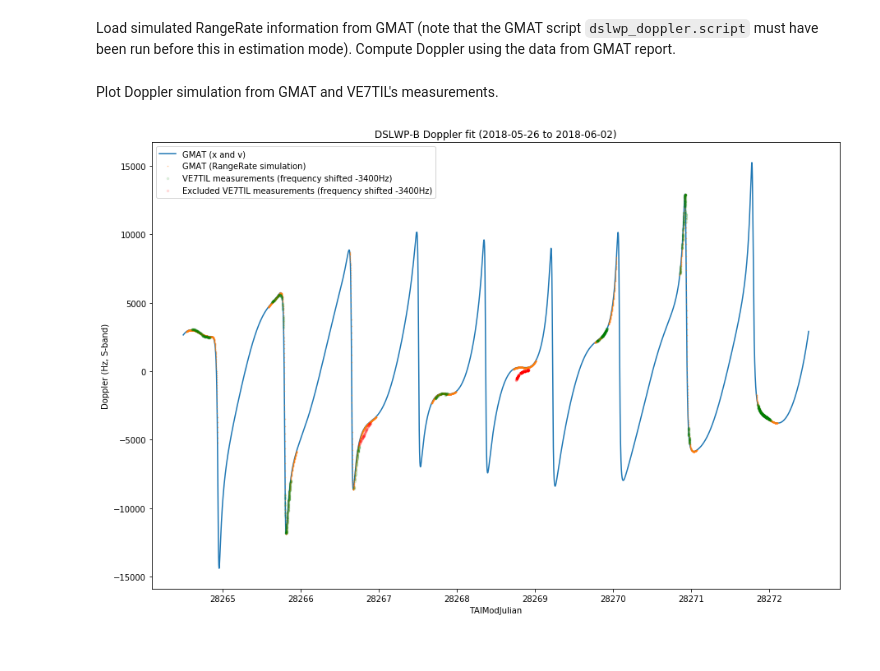
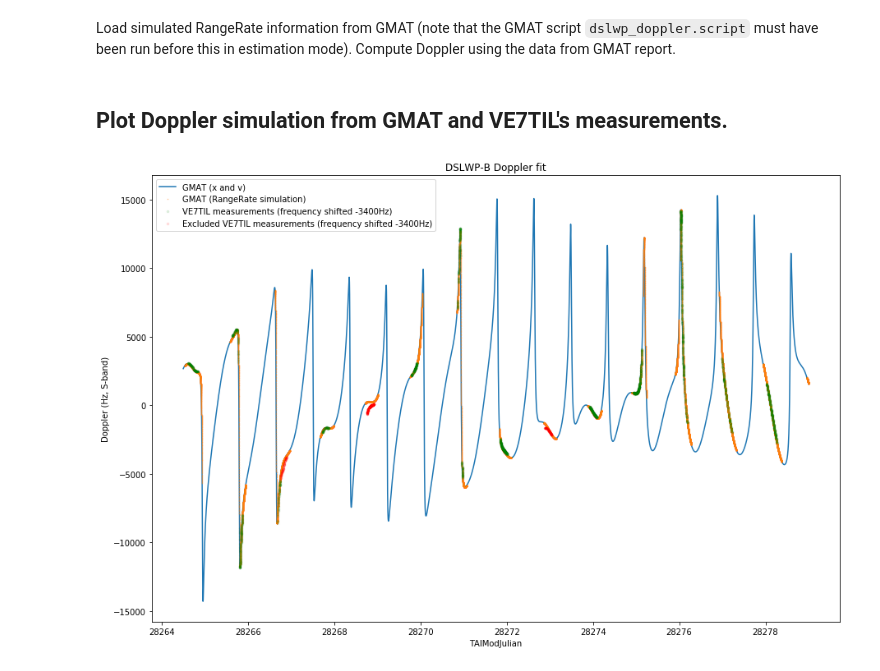
Before and after one commit to daniestevez/jupyter_notebooks, a Jupyter notebook: dslwp/DSLWP-B Doppler analysis.ipynb, the cells around one changed output. Drawn from its saved outputs; the diff is of its cells as text; code cells hidden in the pictures.

Commit message:
Updated DSLWP-B orbit determination

```diff
--- a/dslwp/DSLWP-B Doppler analysis.ipynb
+++ b/dslwp/DSLWP-B Doppler analysis.ipynb
@@ -67,9 +67,9 @@ report = load_report('VE7TIL.txt')
 # %% [markdown]
 Load Doppler data by VE7TIL, select some points to exclude because they do not give a good match, and write the Doppler information in GMAT's format.
 # %%
-doppler = load_ve7til_doppler('ve7til_doppler/gll.dat')
-exclude = ((doppler[:,0] > 28268.5) & (doppler[:,0] < 28269.2)) | ((doppler[:,0] > 28266.75) & (doppler[:,0] < 28267.5))
-
+doppler = load_ve7til_doppler('ve7til_doppler/all.dat')
+exclude = ((doppler[:,0] > 28268.5) & (doppler[:,0] < 28269.2)) | ((doppler[:,0] > 28266.75) & (doppler[:,0] < 28267.5)) \
+    | ((doppler[:,0] > 28272.5) & (doppler[:,0] < 28273.6))
 write_doppler_gmd(doppler[~exclude,:], '/tmp/VE7TIL.gmd')
 # %% [markdown]
 Load simulated RangeRate information from GMAT (note that the GMAT script `dslwp_doppler.script` must have been run before this in estimation mode). Compute Doppler using the data from GMAT report.
@@ -79,16 +79,16 @@ gmat_doppler = load_rangerate(GMAT_PATH + 'output/DSLWP_Doppler.gmd')
 dslwp_rangerate = np.sum(report[:,dslwp_v:dslwp_v+3] * report[:,dslwp_x:dslwp_x+3], axis=1) / np.sqrt(np.sum(report[:,dslwp_x:dslwp_x+3]**2, axis=1))
 luna_rangerate = np.sum(report[:,luna_v:luna_v+3] * report[:,luna_x:luna_x+3], axis=1) / np.sqrt(np.sum(report[:,luna_x:luna_x+3]**2, axis=1))
 # %% [markdown]
-Plot Doppler simulation from GMAT and VE7TIL's measurements.
+## Plot Doppler simulation from GMAT and VE7TIL's measurements.
 # %%
 plt.figure(figsize = [15,10])
 plt.plot(report[:, tai], -dslwp_rangerate*1e3*freq/c)
 plt.plot(gmat_doppler[:,0], -0.5*gmat_doppler[:,1]*1e3*freq/c, '.', markersize=1, alpha=0.5)
 plt.plot(doppler[~exclude,0], doppler[~exclude,1]-freq+f_shift,'.', alpha=0.1, markersize=5, color='green')
 plt.plot(doppler[exclude,0], doppler[exclude,1]-freq+f_shift,'.', alpha=0.1, markersize=5, color='red')
-plt.title('DSLWP-B Doppler fit (2018-05-26 to 2018-06-02)')
+plt.title('DSLWP-B Doppler fit')
 plt.xlabel('TAIModJulian')
 plt.ylabel('Doppler (Hz, S-band)')
 plt.legend(['GMAT (x and v)', 'GMAT (RangeRate simulation)', 'VE7TIL measurements (frequency shifted {}Hz)'.format(f_shift), 'Excluded VE7TIL measurements (frequency shifted {}Hz)'.format(f_shift)]);
 # %% [output]
-[figure, old version]
+[figure, new version]
```
Also changed, not shown: 2 other files.
